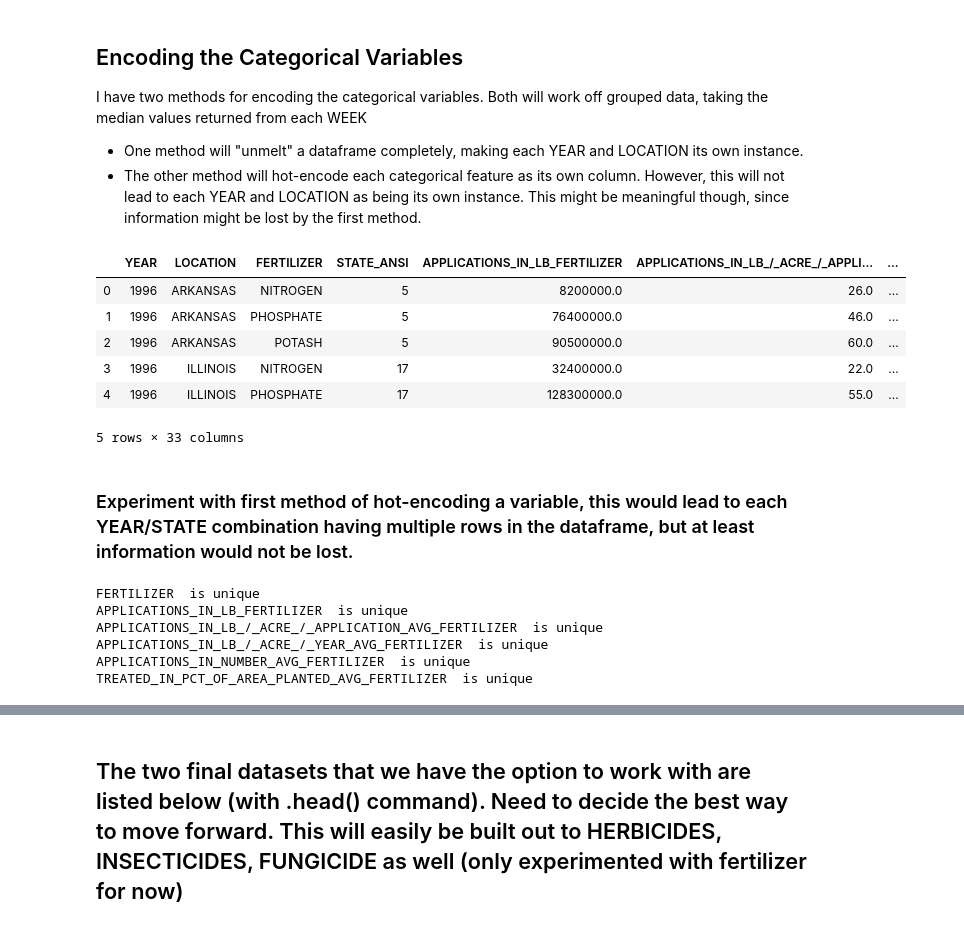
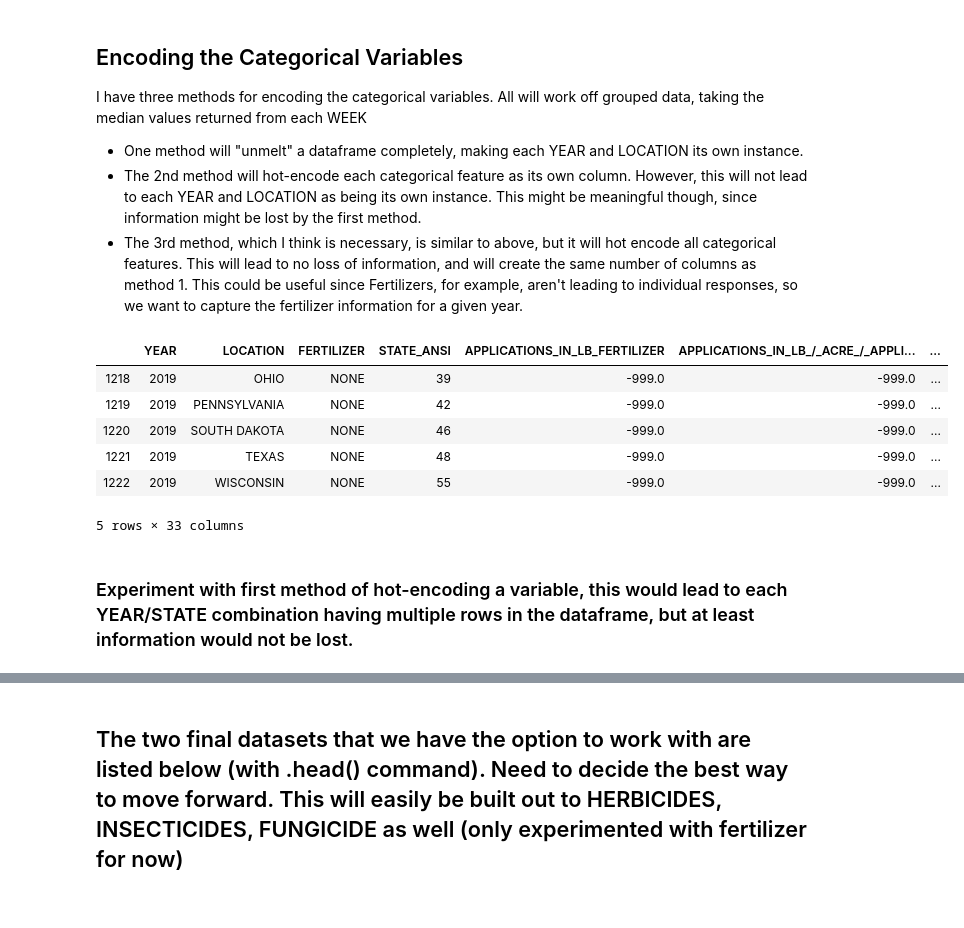
Before and after one commit to nkasmanoff/Soybean-Forecasting, a Jupyter notebook: Feature_Encoding.ipynb, the cells around one changed output, grey strips where cells are left out. Saved outputs shown, nothing was run; the diff lists cells and outputs as text; code cells hidden in the pictures.

```diff
--- a/Feature_Encoding.ipynb
+++ b/Feature_Encoding.ipynb
@@ -9,18 +9,24 @@ import seaborn as sns
 DF = pd.read_csv('FERTILIZER_Merged.csv')
 # %% [markdown]
 ## Encoding the Categorical Variables
-I have two methods for encoding the categorical variables. Both will work off grouped data, taking the median values returned from each WEEK <br>
+I have three methods for encoding the categorical variables. All will work off grouped data, taking the median values returned from each WEEK <br>
  - One method will "unmelt" a dataframe completely, making each YEAR and LOCATION its own instance. <br>
- - The other method will hot-encode each categorical feature as its own column. However, this will not lead to each YEAR and LOCATION as being its own instance. This might be meaningful though, since information might be lost by the first method.
+ - The 2nd method will hot-encode each categorical feature as its own column. However, this will not lead to each YEAR and LOCATION as being its own instance. This might be meaningful though, since information might be lost by the first method.
+ - The 3rd method, which I think is necessary, is similar to above, but it will hot encode all categorical features. This will lead to no loss of information, and will create the same number of columns as method 1. This could be useful since Fertilizers, for example, aren't leading to individual responses, so we want to capture the fertilizer information for a given year.
 # %%
-DF_grouped = DF.groupby(['YEAR','LOCATION','FERTILIZER']).median()
+# Not all rows contain soil information, but I still want to capture this. fill with dummy values.
+
+DF_filled = DF.fillna(-999)
+
+DF_grouped = DF_filled.groupby(['YEAR','LOCATION','FERTILIZER']).median()
 DF_grouped = DF_grouped.reset_index().drop('WEEK_NUM',axis=1)
-DF_grouped.head()
+DF_grouped.loc[DF_grouped['FERTILIZER'] == -999, 'FERTILIZER'] = 'NONE'
+DF_grouped.tail()
 # %% [output]
 |  | YEAR | LOCATION | FERTILIZER | STATE_ANSI | APPLICATIONS_IN_LB_FERTILIZER | APPLICATIONS_IN_LB_/_ACRE_/_APPLI... | ... |
-| 0 | 1996 | ARKANSAS | NITROGEN | 5 | 8200000.0 | 26.0 | ... |
-| 1 | 1996 | ARKANSAS | PHOSPHATE | 5 | 76400000.0 | 46.0 | ... |
-| 2 | 1996 | ARKANSAS | POTASH | 5 | 90500000.0 | 60.0 | ... |
-| 3 | 1996 | ILLINOIS | NITROGEN | 17 | 32400000.0 | 22.0 | ... |
-| 4 | 1996 | ILLINOIS | PHOSPHATE | 17 | 128300000.0 | 55.0 | ... |
+| 1218 | 2019 | OHIO | NONE | 39 | -999.0 | -999.0 | ... |
+| 1219 | 2019 | PENNSYLVANIA | NONE | 42 | -999.0 | -999.0 | ... |
+| 1220 | 2019 | SOUTH DAKOTA | NONE | 46 | -999.0 | -999.0 | ... |
+| 1221 | 2019 | TEXAS | NONE | 48 | -999.0 | -999.0 | ... |
+| 1222 | 2019 | WISCONSIN | NONE | 55 | -999.0 | -999.0 | ... |
 5 rows × 33 columns
@@ -51,14 +62,0 @@ DF_hotencode = hot_encode_feature(DF_grouped,'FERTILIZER')
-# %%
-unique_columns = []
-for c in DF_grouped.columns:
-    #if c not in unused_columns+columns_edited and len(set(DF[c][:11]))!= 1:
-     if len(set(DF_grouped.dropna()[c][:2])) != 1 :
-        unique_columns.append(c)
-        print(c," is unique")
-# %% [output]
-FERTILIZER  is unique
-APPLICATIONS_IN_LB_FERTILIZER  is unique
-APPLICATIONS_IN_LB_/_ACRE_/_APPLICATION_AVG_FERTILIZER  is unique
-APPLICATIONS_IN_LB_/_ACRE_/_YEAR_AVG_FERTILIZER  is unique
-APPLICATIONS_IN_NUMBER_AVG_FERTILIZER  is unique
-TREATED_IN_PCT_OF_AREA_PLANTED_AVG_FERTILIZER  is unique
```
Also changed, not shown: parts of 23 cells of this notebook, 6 other files.
